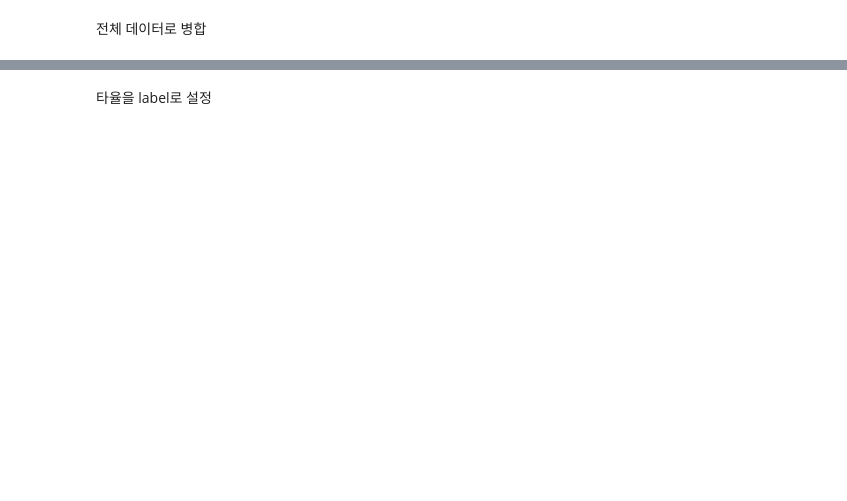
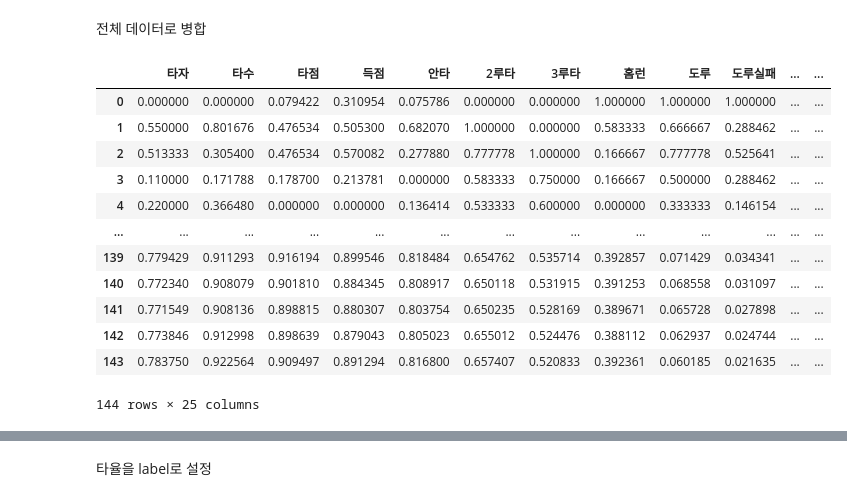
Before and after one commit to Hoesung-Jung/2020_BigContest, a Jupyter notebook: personal directory/Hoesung-Jung/RNN 타율/RNN 타율.ipynb, the cells around one changed output, grey strips where cells are left out. Cells and saved outputs as stored; diff of their text form; code cells hidden in the pictures; blank space fills up the shorter version.

```diff
--- a/personal directory/Hoesung-Jung/RNN 타율/RNN 타율.ipynb
+++ b/personal directory/Hoesung-Jung/RNN 타율/RNN 타율.ipynb
@@ -284,2 +296,18 @@ LG_accum
 # %% [markdown]
 전체 데이터로 병합
+# %%
+OB_accum
+# %% [output]
+|  | 타자 | 타수 | 타점 | 득점 | 안타 | 2루타 | 3루타 | 홈런 | 도루 | 도루실패 | ... | ... |
+| 0 | 0.000000 | 0.000000 | 0.079422 | 0.310954 | 0.075786 | 0.000000 | 0.000000 | 1.000000 | 1.000000 | 1.000000 | ... | ... |
+| 1 | 0.550000 | 0.801676 | 0.476534 | 0.505300 | 0.682070 | 1.000000 | 0.000000 | 0.583333 | 0.666667 | 0.288462 | ... | ... |
+| 2 | 0.513333 | 0.305400 | 0.476534 | 0.570082 | 0.277880 | 0.777778 | 1.000000 | 0.166667 | 0.777778 | 0.525641 | ... | ... |
+| 3 | 0.110000 | 0.171788 | 0.178700 | 0.213781 | 0.000000 | 0.583333 | 0.750000 | 0.166667 | 0.500000 | 0.288462 | ... | ... |
+| 4 | 0.220000 | 0.366480 | 0.000000 | 0.000000 | 0.136414 | 0.533333 | 0.600000 | 0.000000 | 0.333333 | 0.146154 | ... | ... |
+| ... | ... | ... | ... | ... | ... | ... | ... | ... | ... | ... | ... | ... |
+| 139 | 0.779429 | 0.911293 | 0.916194 | 0.899546 | 0.818484 | 0.654762 | 0.535714 | 0.392857 | 0.071429 | 0.034341 | ... | ... |
+| 140 | 0.772340 | 0.908079 | 0.901810 | 0.884345 | 0.808917 | 0.650118 | 0.531915 | 0.391253 | 0.068558 | 0.031097 | ... | ... |
+| 141 | 0.771549 | 0.908136 | 0.898815 | 0.880307 | 0.803754 | 0.650235 | 0.528169 | 0.389671 | 0.065728 | 0.027898 | ... | ... |
+| 142 | 0.773846 | 0.912998 | 0.898639 | 0.879043 | 0.805023 | 0.655012 | 0.524476 | 0.388112 | 0.062937 | 0.024744 | ... | ... |
+| 143 | 0.783750 | 0.922564 | 0.909497 | 0.891294 | 0.816800 | 0.657407 | 0.520833 | 0.392361 | 0.060185 | 0.021635 | ... | ... |
+144 rows × 25 columns
```
Also changed, not shown: parts of 21 cells of this notebook.
